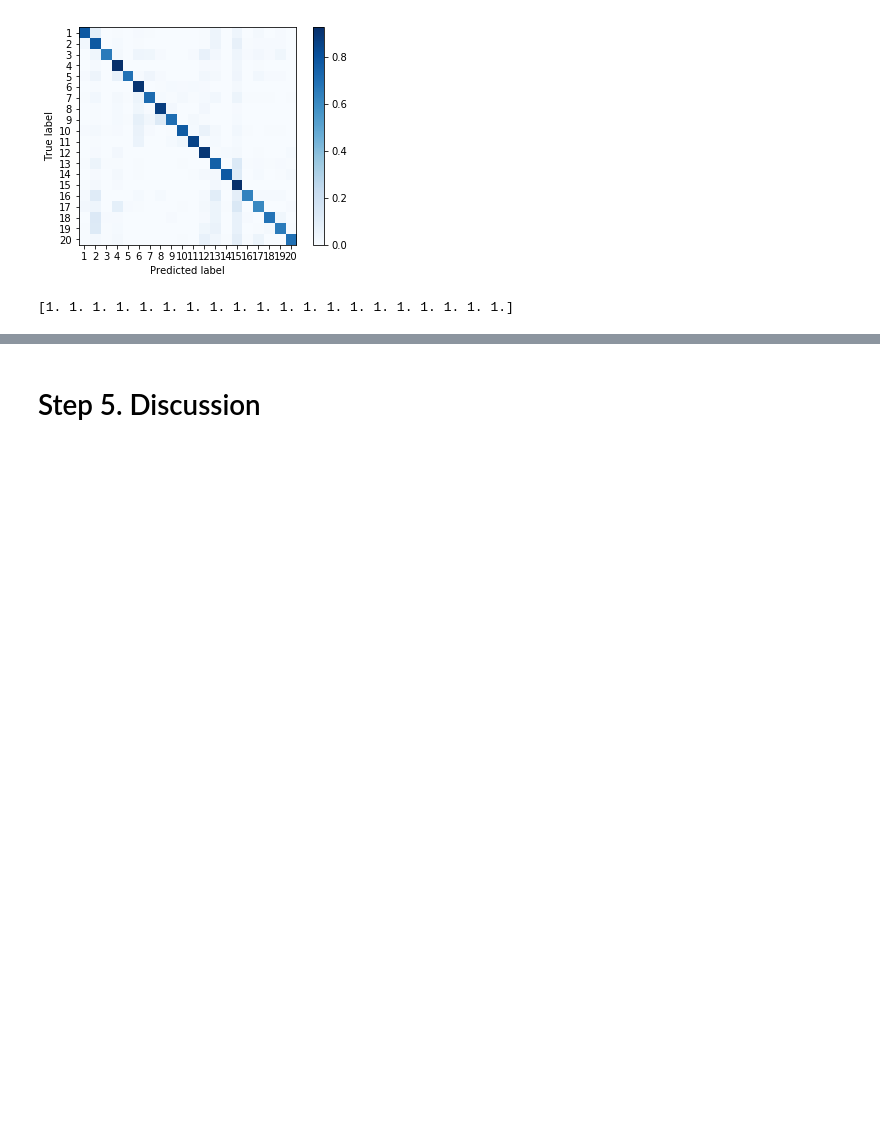
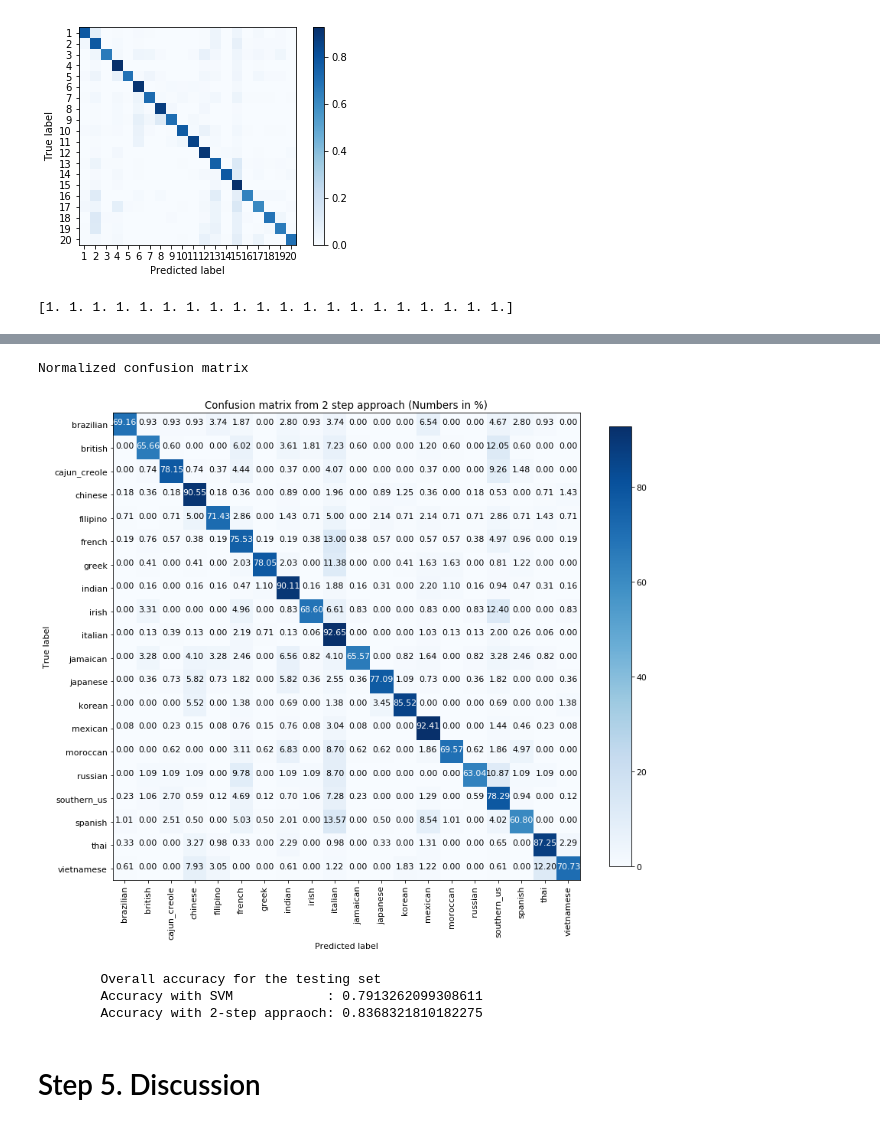
Before and after one commit to Youngjo-Kim/CX4240_project_2019, a Jupyter notebook: Recipe Classification_Final.ipynb, the cells around one changed output, grey strips where cells are left out. Cells and saved outputs as stored; diff of their text form; code cells hidden in the pictures; blank space fills up the shorter version.

```diff
--- a/Recipe Classification_Final.ipynb
+++ b/Recipe Classification_Final.ipynb
@@ -1370,3 +1378,19 @@ Normalized confusion matrix
+# %%
+plot_confusion_matrix_YK(cm1, unique_labels,
+                          normalize=True,
+                          title='Confusion matrix from 2 step approach (Numbers in %)',
+                          cmap=plt_cm.cm.Blues)
+# %% [output]
+Normalized confusion matrix
+[figure, added]
+# %%
+print('\tOverall accuracy for the testing set')
+print('\tAccuracy with SVM            :', accuracy_test_svm_all)
+print('\tAccuracy with 2-step appraoch:', accuracy_test_overall)
+# %% [output]
+        Overall accuracy for the testing set
+        Accuracy with SVM            : 0.7913262099308611
+        Accuracy with 2-step appraoch: 0.8368321810182275
 # %% [markdown]
 # Step 5. Discussion
 # %% [markdown]
```
Also changed, not shown: parts of 9 cells of this notebook.
